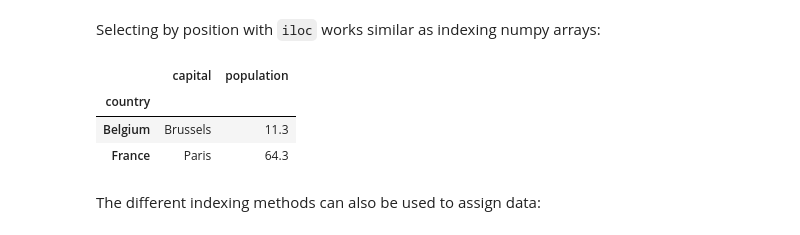
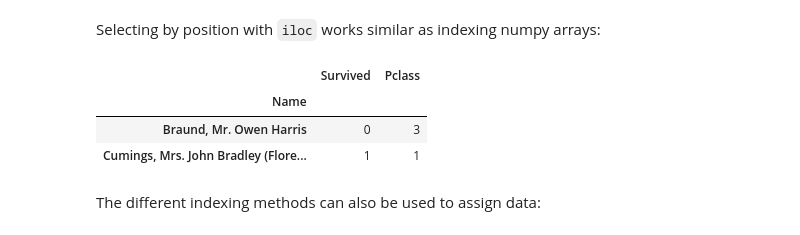
Before and after one commit to paris-saclay-cds/data-science-workshop-2019, a Jupyter notebook: Day_1_Scientific_Python/__solved__02-pandas_introduction.ipynb, the cells around one changed output. Cells and saved outputs as stored; diff of their text form; code cells hidden in the pictures.

```diff
--- a/Day_1_Scientific_Python/__solved__02-pandas_introduction.ipynb
+++ b/Day_1_Scientific_Python/__solved__02-pandas_introduction.ipynb
@@ -8,7 +8,7 @@ import numpy as np
 import pandas as pd
 import matplotlib.pyplot as plt
 
-pd.options.display.max_rows = 10
+pd.options.display.max_rows = 8
 # %% [markdown]
 # 1. Let's start with a showcase
 
@@ -567,0 +560,2 @@ countries
+# %%
+df = pd.read_csv("data/titanic.csv")
@@ -619,0 +615,2 @@ countries.loc['France':'Germany', :]
+# %%
+df = df.set_index('Name')
@@ -620,11 +629,11 @@ countries.loc['France':'Germany', :]
 # %% [markdown]
 Selecting by position with `iloc` works similar as indexing numpy arrays:
 # %%
-countries.iloc[0:2,1:3]
+df.iloc[0:2,1:3]
 # %% [output]
-|  | capital | population |
-| country |  |  |
-| Belgium | Brussels | 11.3 |
-| France | Paris | 64.3 |
+|  | Survived | Pclass |
+| Name |  |  |
+| Braund, Mr. Owen Harris | 0 | 3 |
+| Cumings, Mrs. John Bradley (Flore... | 1 | 1 |
 # %% [markdown]
 The different indexing methods can also be used to assign data:
```
Also changed, not shown: parts of 133 cells of this notebook, 32 other files.
